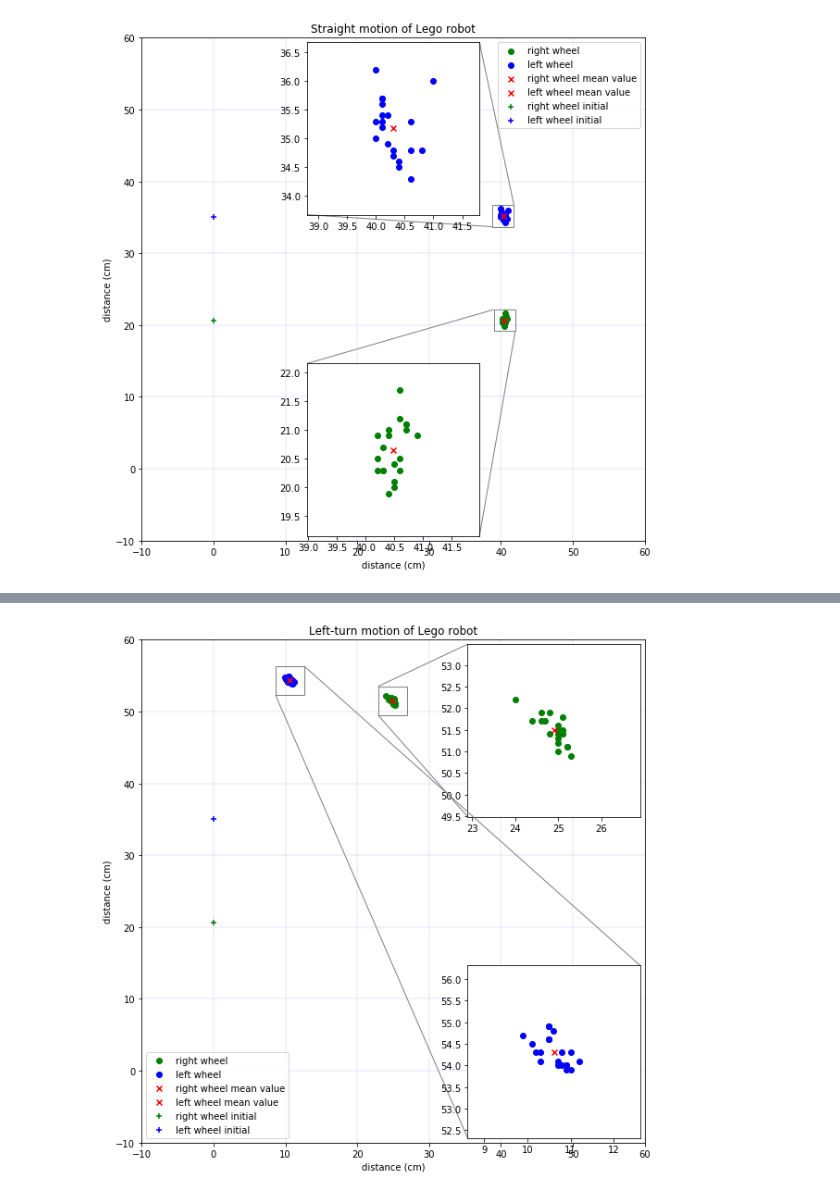
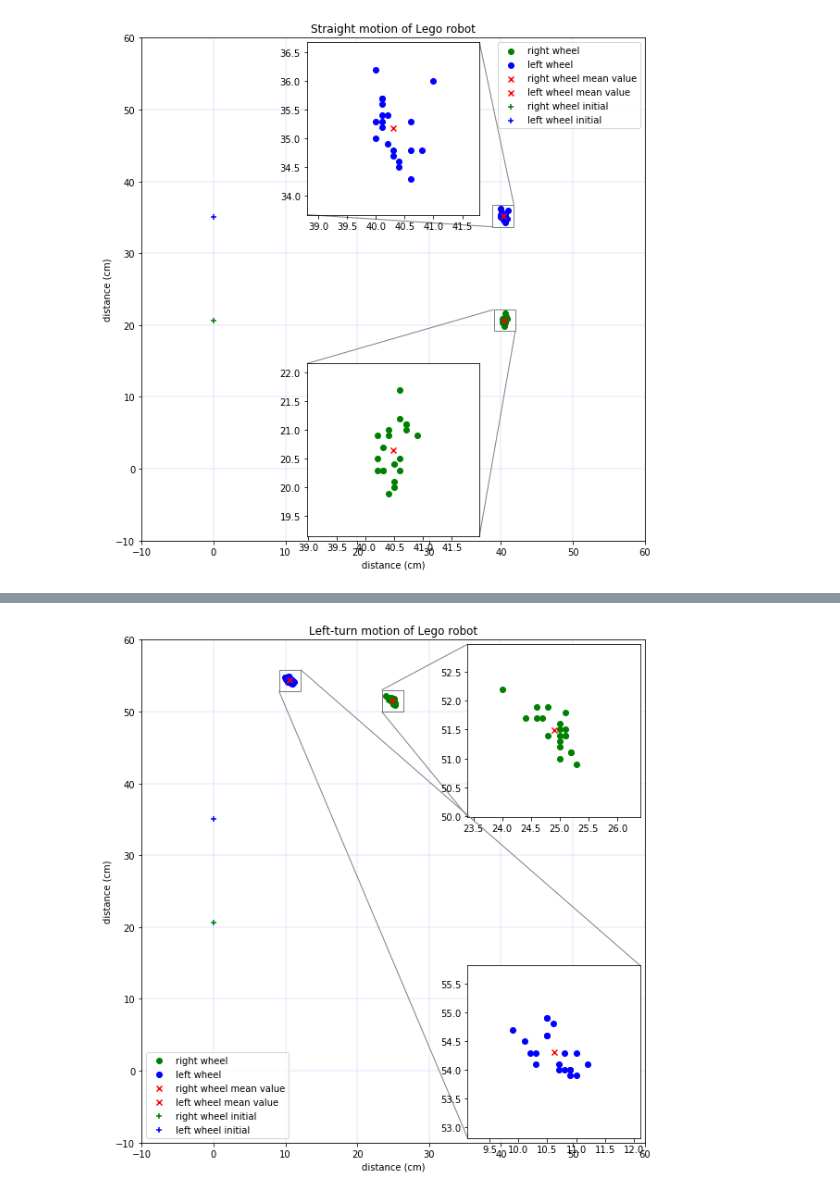
Before and after one commit to pranjaldhole/SEE, a Jupyter notebook: 20180426/SEEHomework_AbhishekPadalkar_MaxMensing_PranjalDhole_20180426.ipynb, the cells around one changed output, grey strips where cells are left out. Saved outputs shown, nothing was run; the diff lists cells and outputs as text; code cells hidden in the pictures.

```diff
--- a/20180426/SEEHomework_AbhishekPadalkar_MaxMensing_PranjalDhole_20180426.ipynb
+++ b/20180426/SEEHomework_AbhishekPadalkar_MaxMensing_PranjalDhole_20180426.ipynb
@@ -312,5 +208,6 @@ def plot_left(rx, ry, lx, ly, rx0, ry0, lx0, ly0, whichData):
 # %%
-plot_left(wheel_Rx_l,wheel_Ry_l,wheel_Lx_l,wheel_Ly_l,\
-          wheel_Rx0_l,wheel_Ry0_l,wheel_Lx0_l,wheel_Ly0_l,whichData='Left-turn')
+plot_data(wheel_Rx_l, wheel_Ry_l, wheel_Lx_l, wheel_Ly_l,
+          wheel_Rx0_l, wheel_Ry0_l, wheel_Lx0_l, wheel_Ly0_l,
+          whichData='Left-turn')
 # %% [output]
-[figure, old version]
+[figure, new version]
```
Also changed, not shown: parts of 15 cells of this notebook, 7 other files.
